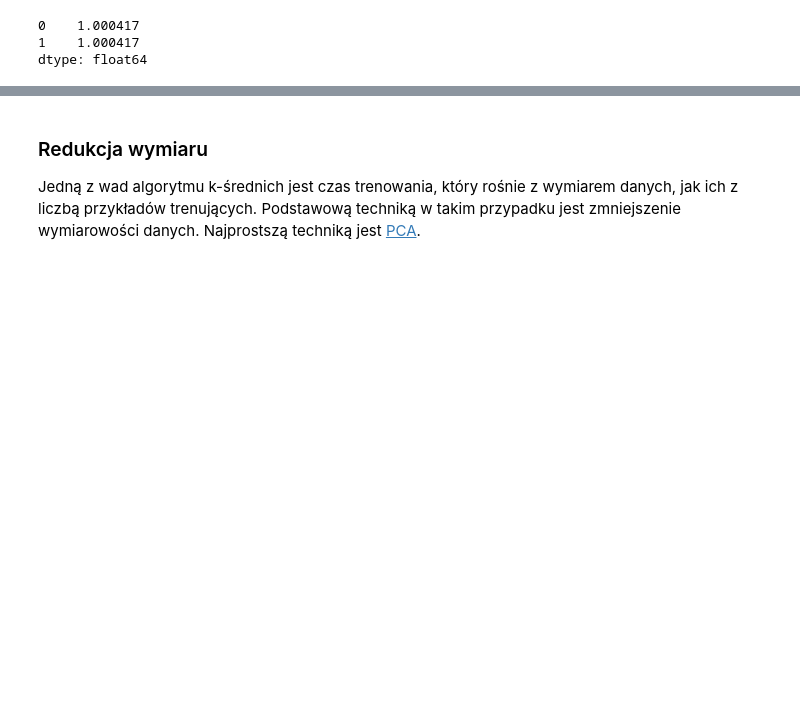
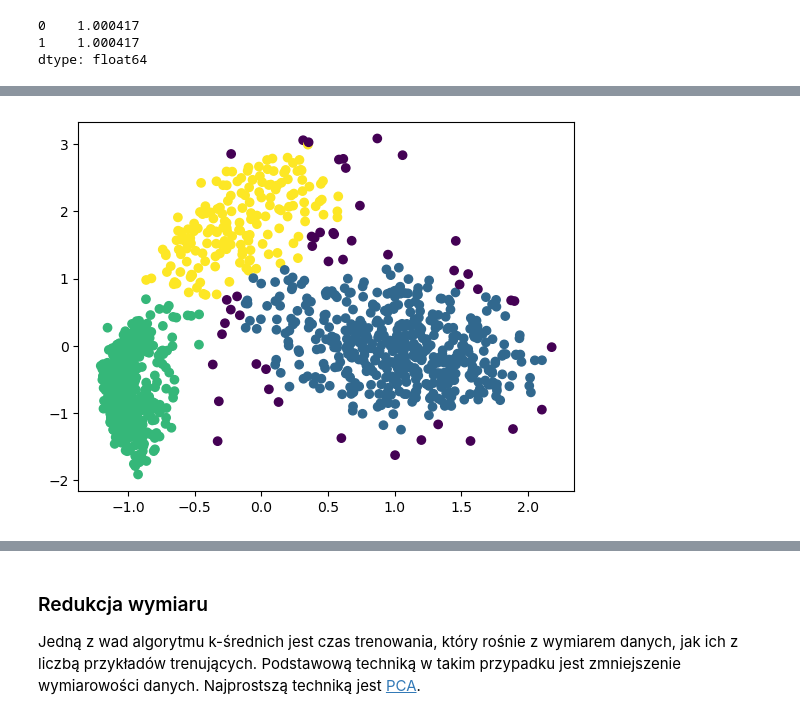
Before and after one commit to aradzikbys/UAM_python, a Jupyter notebook: zadanie_domowe_sklearn/homework.ipynb, the cells around one changed output, grey strips where cells are left out. Drawn from its saved outputs; the diff is of its cells as text; code cells hidden in the pictures; blank space fills up the shorter version.

```diff
--- a/zadanie_domowe_sklearn/homework.ipynb
+++ b/zadanie_domowe_sklearn/homework.ipynb
@@ -196,0 +186,8 @@ plt.show()
+# %%
+# DBSCAN dla eps = 0.238, min_samples = 10
+db_a = DBSCAN(eps = 0.238, min_samples = 10)
+labels_scaled_a = db_a.fit_predict(points_scaled)
+plt.scatter(x = points_scaled[0], y = points_scaled[1], c = labels_scaled_a)
+plt.show()
+# %% [output]
+[figure, added]
```
Also changed, not shown: parts of 8 cells of this notebook.
